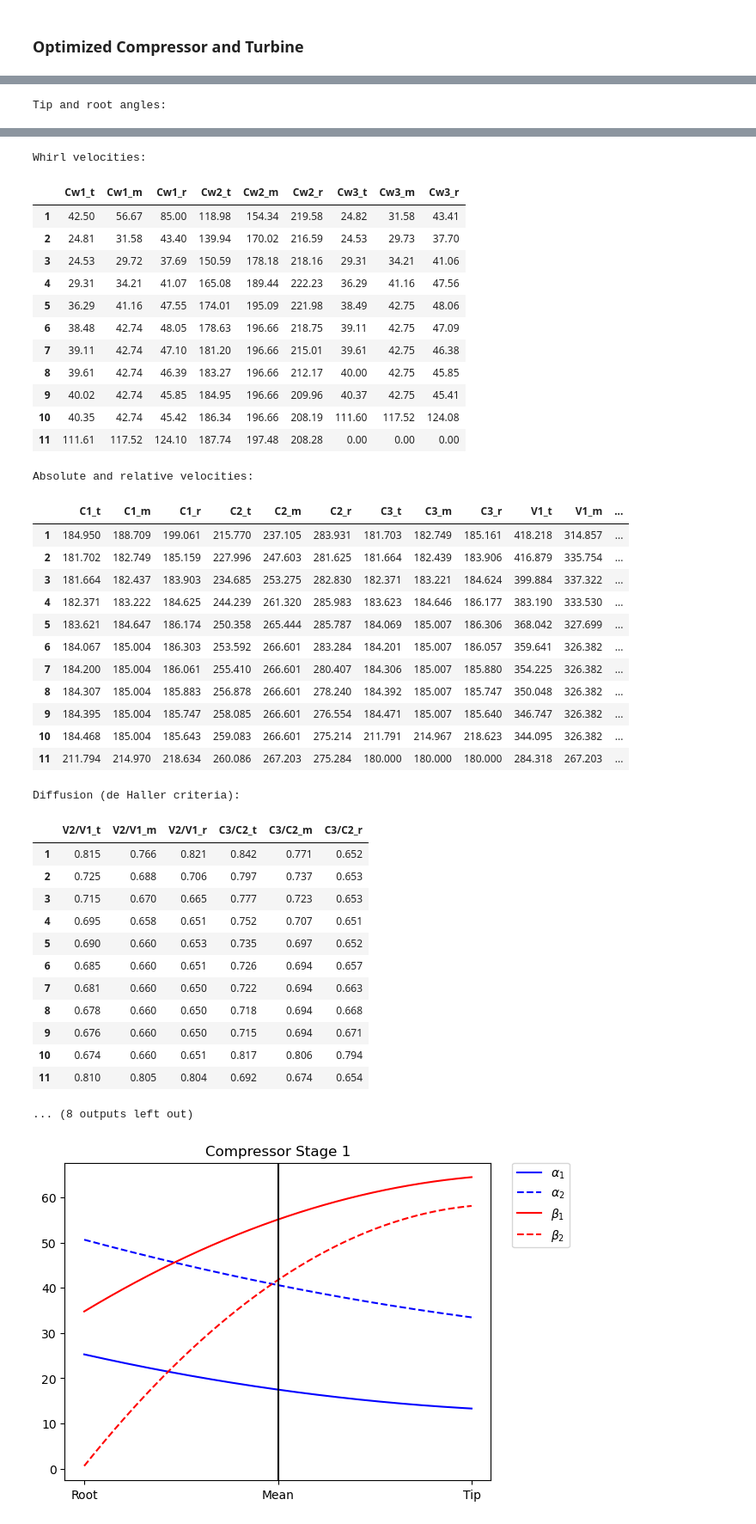
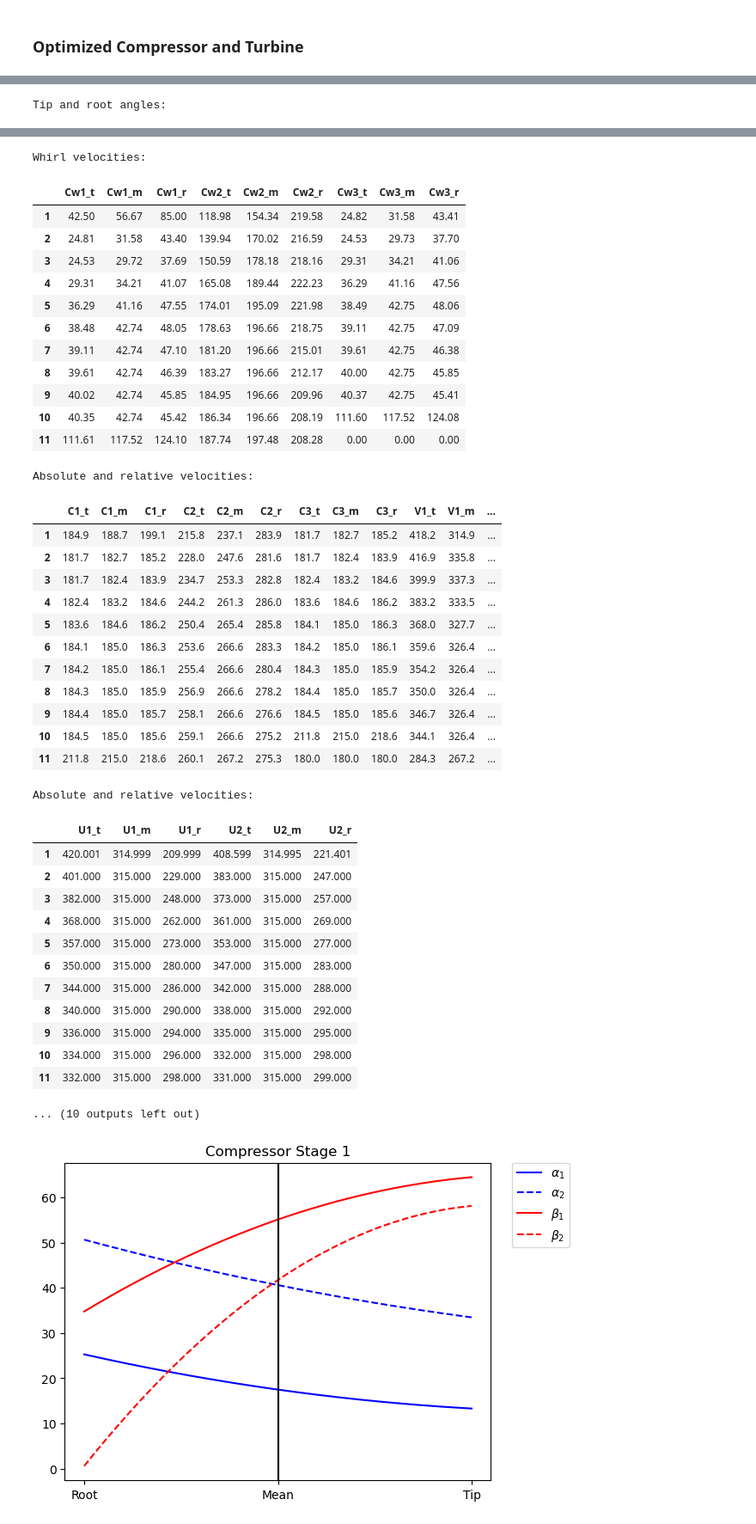
Before and after one commit to Bollerm01/AirbreathingProject1, a Jupyter notebook: Project_2/AEEM4063 Project2.ipynb, the cells around one changed output, grey strips where cells are left out. Shown at 86% size. Drawn from its saved outputs; the diff is of its cells as text; code cells hidden in the pictures.

```diff
--- a/Project_2/AEEM4063 Project2.ipynb
+++ b/Project_2/AEEM4063 Project2.ipynb
@@ -199,7 +199,7 @@ print('Root radius (outlet): '+str(np.round(rr3,5))+' (m)')
 # print('TIT: ' +str(np.round(T_03,5)))
 print('Mach number at tip (inlet): '+str(np.round(M1t,3)))
 
-meantable,sizingtable,tiproot_table,whirl_table,vel_table,dif_table = backend2.fullcompressor()
+meantable,sizingtable,tiproot_table,whirl_table,vel_table,dif_table,velBlade_table = backend2.fullcompressor()
 
 # disp.display(table)
 print('\nMean radius values for the compressor are: ')
@@ -216,6 +216,9 @@ disp.display(whirl_table)
 
 print('\nAbsolute and relative velocities: ')
 disp.display(vel_table)
+
+print('\nAbsolute and relative velocities: ')
+disp.display(velBlade_table)
 
 print('\nDiffusion (de Haller criteria): ')
 disp.display(dif_table)
@@ -279,58 +282,58 @@ Sizing throughout the compressor:
 | 10 | 0.88841 | 0.89506 | 0.89935 | 0.02336 | 0.02189 | 0.02095 |
 | 11 | 0.89935 | 0.90137 | 0.90744 | 0.02095 | 0.02051 | 0.01918 |
 Tip and root angles:
 |  | alpha1_t | alpha1_m | alpha1_r | beta1_t | beta1_m | beta1_r | alpha2_t | alpha2_m | alpha2_r | beta2_t | ... |
 | 1 | 13.29 | 17.48 | 25.28 | 64.51 | 55.13 | 34.78 | 33.47 | 40.61 | 50.66 | 58.14 | ... |
 | 2 | 7.85 | 9.95 | 13.56 | 64.42 | 57.58 | 45.90 | 37.86 | 43.37 | 50.27 | 53.45 | ... |
 | 3 | 7.76 | 9.38 | 11.83 | 63.25 | 57.75 | 49.49 | 39.92 | 44.71 | 50.47 | 50.98 | ... |
 | 4 | 9.25 | 10.76 | 12.85 | 61.98 | 57.34 | 50.88 | 42.52 | 46.46 | 50.99 | 47.49 | ... |
 | 5 | 11.40 | 12.88 | 14.80 | 60.72 | 56.68 | 51.36 | 44.03 | 47.30 | 50.96 | 44.86 | ... |
 | 6 | 12.07 | 13.36 | 14.95 | 59.97 | 56.53 | 52.21 | 44.78 | 47.53 | 50.55 | 43.05 | ... |
 | 7 | 12.26 | 13.36 | 14.66 | 59.46 | 56.53 | 52.98 | 45.19 | 47.53 | 50.06 | 41.75 | ... |
 | 8 | 12.41 | 13.36 | 14.45 | 59.05 | 56.53 | 53.56 | 45.52 | 47.53 | 49.69 | 40.69 | ... |
 | 9 | 12.53 | 13.36 | 14.29 | 58.73 | 56.53 | 54.00 | 45.78 | 47.53 | 49.39 | 39.80 | ... |
 | 10 | 12.64 | 13.36 | 14.16 | 58.46 | 56.53 | 54.35 | 45.99 | 47.53 | 49.15 | 39.06 | ... |
 | 11 | 31.80 | 33.14 | 34.58 | 50.72 | 47.65 | 44.06 | 46.21 | 47.65 | 49.17 | 38.58 | ... |
 Whirl velocities:
 |  | Cw1_t | Cw1_m | Cw1_r | Cw2_t | Cw2_m | Cw2_r | Cw3_t | Cw3_m | Cw3_r |
 | 1 | 42.50 | 56.67 | 85.00 | 118.98 | 154.34 | 219.58 | 24.82 | 31.58 | 43.41 |
 | 2 | 24.81 | 31.58 | 43.40 | 139.94 | 170.02 | 216.59 | 24.53 | 29.73 | 37.70 |
 | 3 | 24.53 | 29.72 | 37.69 | 150.59 | 178.18 | 218.16 | 29.31 | 34.21 | 41.06 |
 | 4 | 29.31 | 34.21 | 41.07 | 165.08 | 189.44 | 222.23 | 36.29 | 41.16 | 47.56 |
 | 5 | 36.29 | 41.16 | 47.55 | 174.01 | 195.09 | 221.98 | 38.49 | 42.75 | 48.06 |
 | 6 | 38.48 | 42.74 | 48.05 | 178.63 | 196.66 | 218.75 | 39.11 | 42.75 | 47.09 |
 | 7 | 39.11 | 42.74 | 47.10 | 181.20 | 196.66 | 215.01 | 39.61 | 42.75 | 46.38 |
 | 8 | 39.61 | 42.74 | 46.39 | 183.27 | 196.66 | 212.17 | 40.00 | 42.75 | 45.85 |
 | 9 | 40.02 | 42.74 | 45.85 | 184.95 | 196.66 | 209.96 | 40.37 | 42.75 | 45.41 |
 | 10 | 40.35 | 42.74 | 45.42 | 186.34 | 196.66 | 208.19 | 111.60 | 117.52 | 124.08 |
 | 11 | 111.61 | 117.52 | 124.10 | 187.74 | 197.48 | 208.28 | 0.00 | 0.00 | 0.00 |
 Absolute and relative velocities:
 |  | C1_t | C1_m | C1_r | C2_t | C2_m | C2_r | C3_t | C3_m | C3_r | V1_t | V1_m | ... |
-| 1 | 184.950 | 188.709 | 199.061 | 215.770 | 237.105 | 283.931 | 181.703 | 182.749 | 185.161 | 418.218 | 314.857 | ... |
-| 2 | 181.702 | 182.749 | 185.159 | 227.996 | 247.603 | 281.625 | 181.664 | 182.439 | 183.906 | 416.879 | 335.754 | ... |
-| 3 | 181.664 | 182.437 | 183.903 | 234.685 | 253.275 | 282.830 | 182.371 | 183.221 | 184.624 | 399.884 | 337.322 | ... |
-| 4 | 182.371 | 183.222 | 184.625 | 244.239 | 261.320 | 285.983 | 183.623 | 184.646 | 186.177 | 383.190 | 333.530 | ... |
-| 5 | 183.621 | 184.647 | 186.174 | 250.358 | 265.444 | 285.787 | 184.069 | 185.007 | 186.306 | 368.042 | 327.699 | ... |
-| 6 | 184.067 | 185.004 | 186.303 | 253.592 | 266.601 | 283.284 | 184.201 | 185.007 | 186.057 | 359.641 | 326.382 | ... |
-| 7 | 184.200 | 185.004 | 186.061 | 255.410 | 266.601 | 280.407 | 184.306 | 185.007 | 185.880 | 354.225 | 326.382 | ... |
-| 8 | 184.307 | 185.004 | 185.883 | 256.878 | 266.601 | 278.240 | 184.392 | 185.007 | 185.747 | 350.048 | 326.382 | ... |
-| 9 | 184.395 | 185.004 | 185.747 | 258.085 | 266.601 | 276.554 | 184.471 | 185.007 | 185.640 | 346.747 | 326.382 | ... |
-| 10 | 184.468 | 185.004 | 185.643 | 259.083 | 266.601 | 275.214 | 211.791 | 214.967 | 218.623 | 344.095 | 326.382 | ... |
-| 11 | 211.794 | 214.970 | 218.634 | 260.086 | 267.203 | 275.284 | 180.000 | 180.000 | 180.000 | 284.318 | 267.203 | ... |
+| 1 | 184.9 | 188.7 | 199.1 | 215.8 | 237.1 | 283.9 | 181.7 | 182.7 | 185.2 | 418.2 | 314.9 | ... |
+| 2 | 181.7 | 182.7 | 185.2 | 228.0 | 247.6 | 281.6 | 181.7 | 182.4 | 183.9 | 416.9 | 335.8 | ... |
+| 3 | 181.7 | 182.4 | 183.9 | 234.7 | 253.3 | 282.8 | 182.4 | 183.2 | 184.6 | 399.9 | 337.3 | ... |
+| 4 | 182.4 | 183.2 | 184.6 | 244.2 | 261.3 | 286.0 | 183.6 | 184.6 | 186.2 | 383.2 | 333.5 | ... |
+| 5 | 183.6 | 184.6 | 186.2 | 250.4 | 265.4 | 285.8 | 184.1 | 185.0 | 186.3 | 368.0 | 327.7 | ... |
+| 6 | 184.1 | 185.0 | 186.3 | 253.6 | 266.6 | 283.3 | 184.2 | 185.0 | 186.1 | 359.6 | 326.4 | ... |
+| 7 | 184.2 | 185.0 | 186.1 | 255.4 | 266.6 | 280.4 | 184.3 | 185.0 | 185.9 | 354.2 | 326.4 | ... |
+| 8 | 184.3 | 185.0 | 185.9 | 256.9 | 266.6 | 278.2 | 184.4 | 185.0 | 185.7 | 350.0 | 326.4 | ... |
+| 9 | 184.4 | 185.0 | 185.7 | 258.1 | 266.6 | 276.6 | 184.5 | 185.0 | 185.6 | 346.7 | 326.4 | ... |
+| 10 | 184.5 | 185.0 | 185.6 | 259.1 | 266.6 | 275.2 | 211.8 | 215.0 | 218.6 | 344.1 | 326.4 | ... |
+| 11 | 211.8 | 215.0 | 218.6 | 260.1 | 267.2 | 275.3 | 180.0 | 180.0 | 180.0 | 284.3 | 267.2 | ... |
-Diffusion (de Haller criteria):
+Absolute and relative velocities:
-|  | V2/V1_t | V2/V1_m | V2/V1_r | C3/C2_t | C3/C2_m | C3/C2_r |
-| 1 | 0.815 | 0.766 | 0.821 | 0.842 | 0.771 | 0.652 |
-| 2 | 0.725 | 0.688 | 0.706 | 0.797 | 0.737 | 0.653 |
-| 3 | 0.715 | 0.670 | 0.665 | 0.777 | 0.723 | 0.653 |
-| 4 | 0.695 | 0.658 | 0.651 | 0.752 | 0.707 | 0.651 |
-| 5 | 0.690 | 0.660 | 0.653 | 0.735 | 0.697 | 0.652 |
-| 6 | 0.685 | 0.660 | 0.651 | 0.726 | 0.694 | 0.657 |
-| 7 | 0.681 | 0.660 | 0.650 | 0.722 | 0.694 | 0.663 |
-| 8 | 0.678 | 0.660 | 0.650 | 0.718 | 0.694 | 0.668 |
-| 9 | 0.676 | 0.660 | 0.650 | 0.715 | 0.694 | 0.671 |
-| 10 | 0.674 | 0.660 | 0.651 | 0.817 | 0.806 | 0.794 |
-| 11 | 0.810 | 0.805 | 0.804 | 0.692 | 0.674 | 0.654 |
+|  | U1_t | U1_m | U1_r | U2_t | U2_m | U2_r |
+| 1 | 420.001 | 314.999 | 209.999 | 408.599 | 314.995 | 221.401 |
+| 2 | 401.000 | 315.000 | 229.000 | 383.000 | 315.000 | 247.000 |
+| 3 | 382.000 | 315.000 | 248.000 | 373.000 | 315.000 | 257.000 |
+| 4 | 368.000 | 315.000 | 262.000 | 361.000 | 315.000 | 269.000 |
+| 5 | 357.000 | 315.000 | 273.000 | 353.000 | 315.000 | 277.000 |
+| 6 | 350.000 | 315.000 | 280.000 | 347.000 | 315.000 | 283.000 |
+| 7 | 344.000 | 315.000 | 286.000 | 342.000 | 315.000 | 288.000 |
+| 8 | 340.000 | 315.000 | 290.000 | 338.000 | 315.000 | 292.000 |
+| 9 | 336.000 | 315.000 | 294.000 | 335.000 | 315.000 | 295.000 |
+| 10 | 334.000 | 315.000 | 296.000 | 332.000 | 315.000 | 298.000 |
+| 11 | 332.000 | 315.000 | 298.000 | 331.000 | 315.000 | 299.000 |
-... (8 outputs left out)
+... (10 outputs left out)
 # %%
 # Plots
 backend2.comp_plotter(tiproot_table,np.array([1,3,5,11]),compressor=True)
```
Also changed, not shown: 1 other file.
